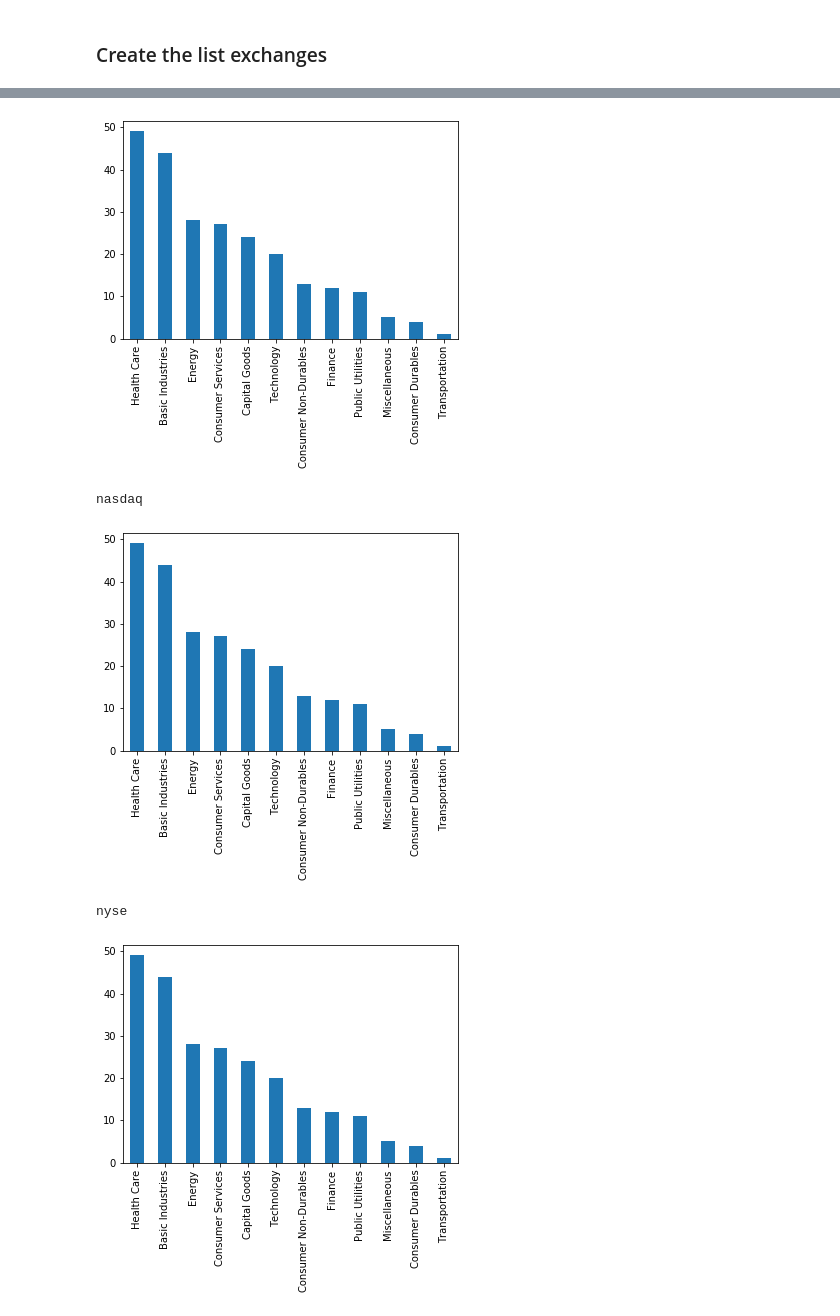
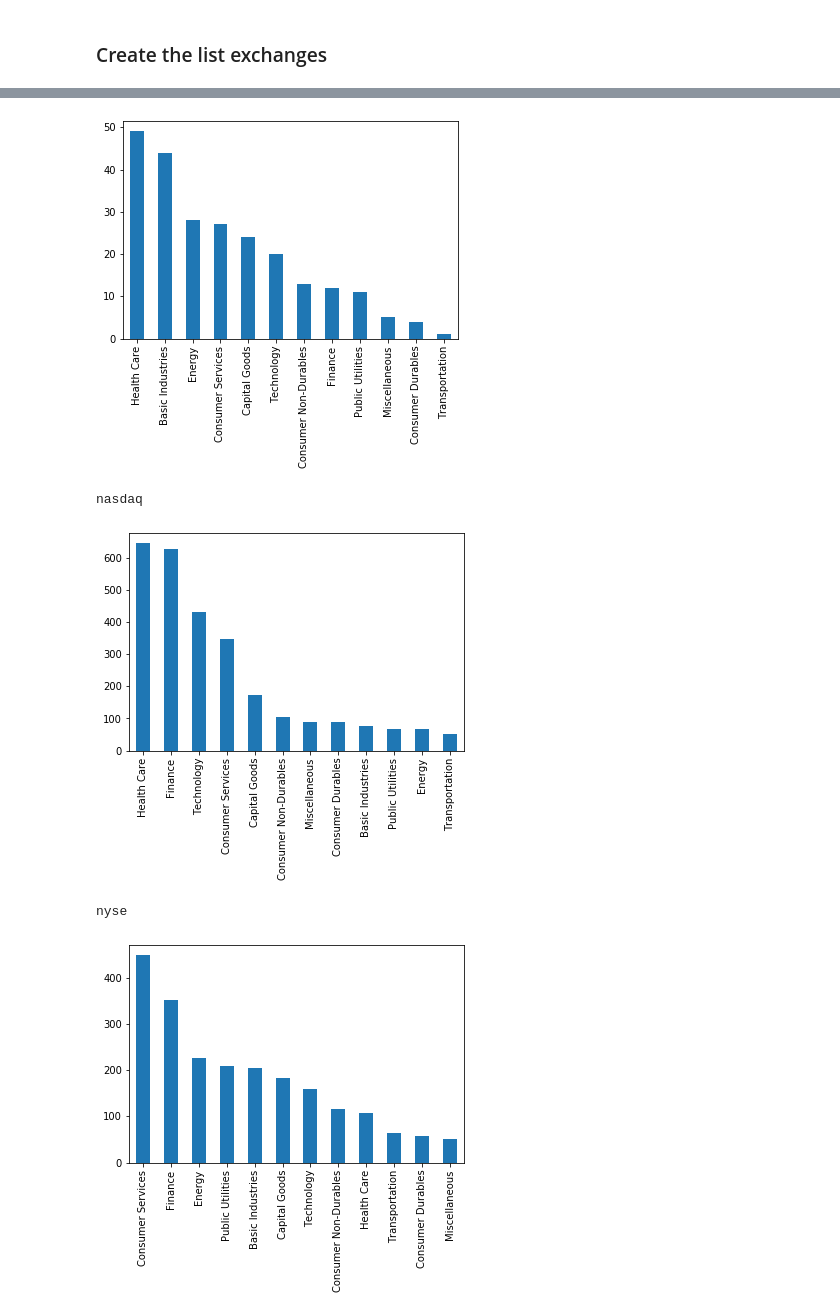
Before and after one commit to Ysbail/Finances, a Jupyter notebook: Descriptive stats/frequency_distribution_by_sector .ipynb, the cells around one changed output, grey strips where cells are left out. Cells and saved outputs as stored; diff of their text form; code cells hidden in the pictures.

```diff
--- a/Descriptive stats/frequency_distribution_by_sector .ipynb
+++ b/Descriptive stats/frequency_distribution_by_sector .ipynb
@@ -17,15 +17,15 @@ exchanges = ['amex', 'nasdaq', 'nyse']
 # %%
 for exchange in exchanges:
     print(exchange)
-    sectors = listings[listings.Exchange == 'amex'].Sector.value_counts()
+    sectors = listings[listings.Exchange == exchange].Sector.value_counts()
     # Sort in descending order and plot
     sectors.sort_values(ascending=False).plot(kind='bar')
     # Show the plot
     plt.show()
 # %% [output]
 amex
 [figure]
 nasdaq
-[figure, old version]
+[figure, new version]
 nyse
-[figure, old version]
+[figure, new version]
```
